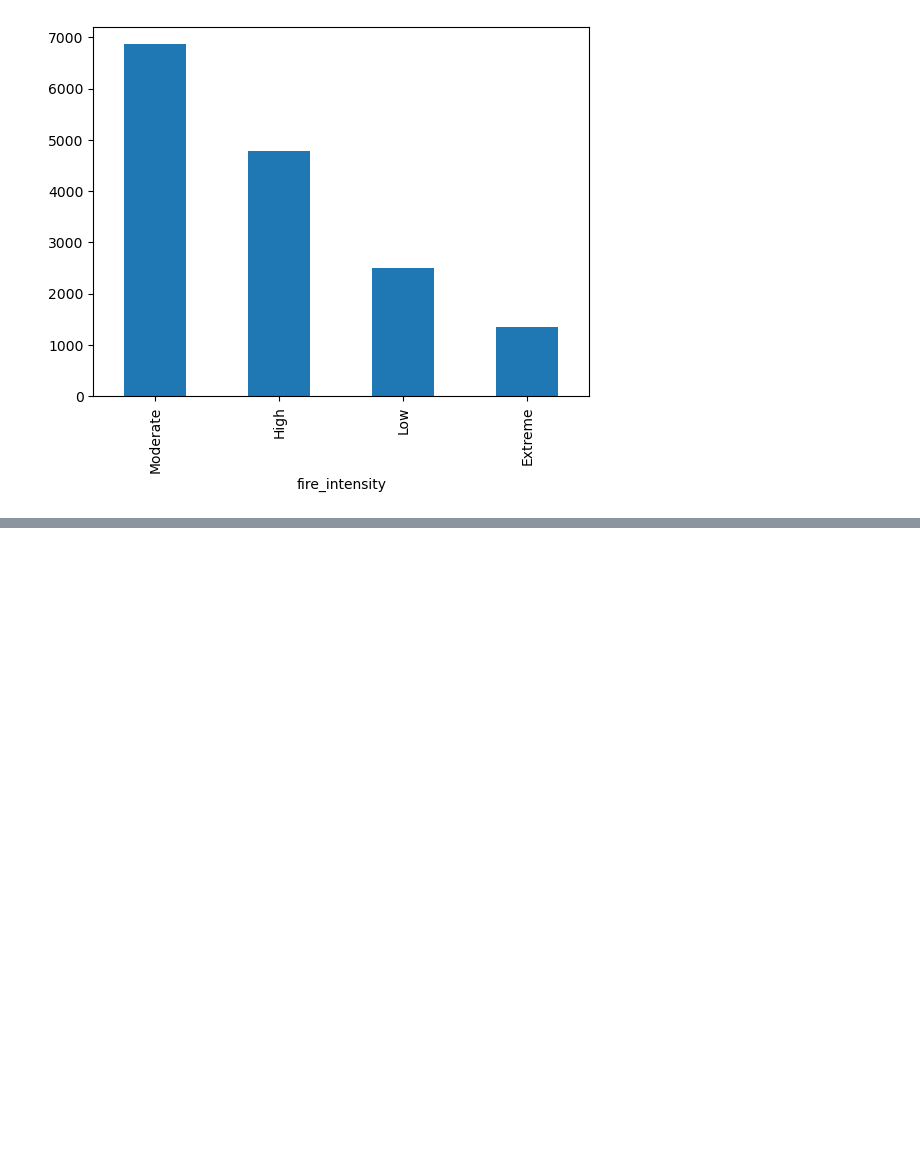
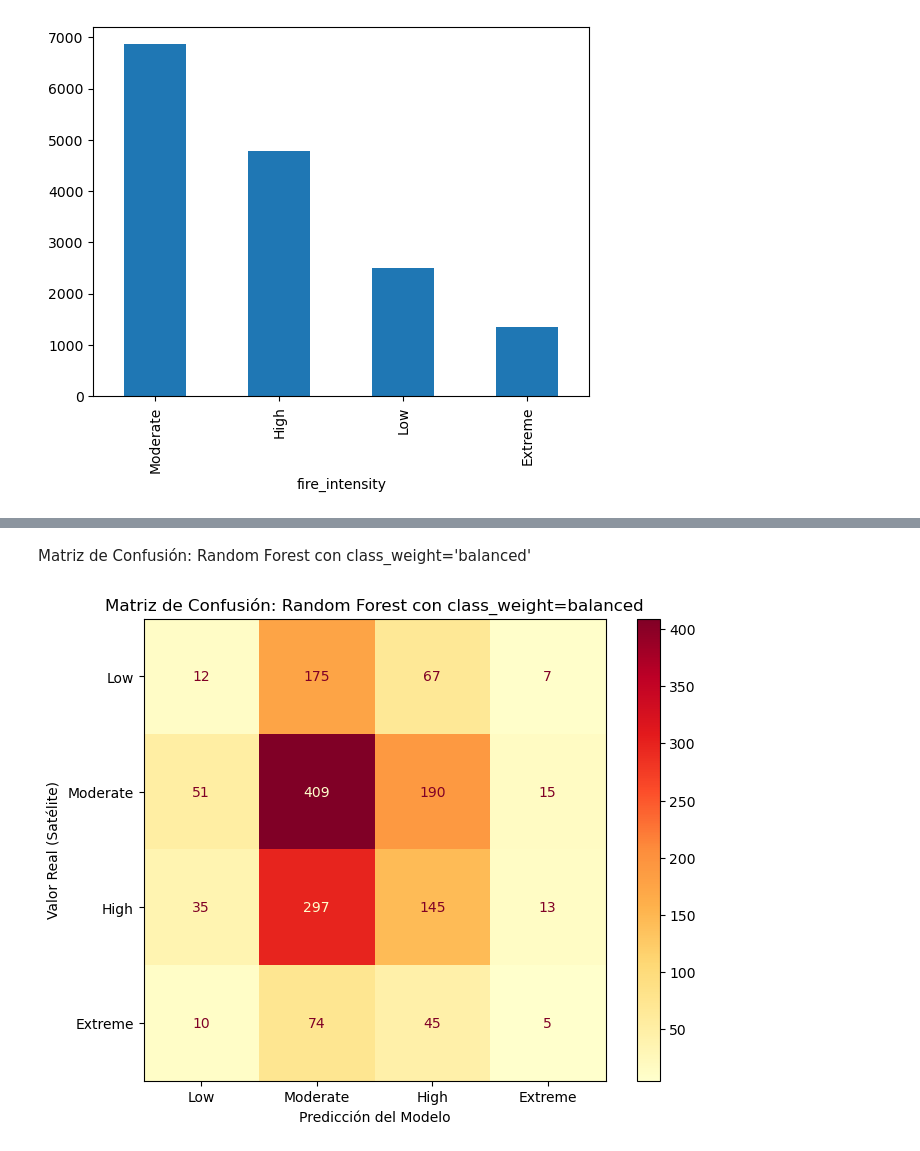
Before and after one commit to carmencnles/CEIABD, a Jupyter notebook: SAA/3ºEVA/TrabajoMatrizdeConfusion/Trabajo_Carmen.ipynb, the cells around one changed output, grey strips where cells are left out. Drawn from its saved outputs; the diff is of its cells as text; code cells hidden in the pictures; blank space fills up the shorter version.

```diff
--- a/SAA/3ºEVA/TrabajoMatrizdeConfusion/Trabajo_Carmen.ipynb
+++ b/SAA/3ºEVA/TrabajoMatrizdeConfusion/Trabajo_Carmen.ipynb
@@ -117,0 +288,3 @@ y = df['fire_intensity'].to_frame()
+# %%
+X = df.drop(['fire_intensity_num'], axis = 1)
+y = df['fire_intensity_num'].to_frame()
@@ -117,0 +329,3 @@ y = df['fire_intensity'].to_frame()
+# %%
+X_train_full, X_test, y_train_full, y_test = train_test_split(X,y,test_size=0.1,random_state=42)
+X_train, X_val, y_train, y_val = train_test_split(X_train_full,y_train_full,test_size=0.1,random_state=42)
@@ -117,0 +350,2 @@ y = df['fire_intensity'].to_frame()
+# %%
+y_pred = rnd_clf.predict(X_test)
@@ -117,0 +458,21 @@ y = df['fire_intensity'].to_frame()
+# %% [markdown]
+Matriz de Confusión: Random Forest con class_weight='balanced'
+# %%
+# 1. Generamos la matriz con las predicciones del Random Forest balanceado
+cm_rf = confusion_matrix(y_test, y_pred)
+
+# 2. Configuramos la visualización
+fig, ax = plt.subplots(figsize=(8, 6))
+disp = ConfusionMatrixDisplay(confusion_matrix=cm_rf,
+                              display_labels=['Low', 'Moderate', 'High', 'Extreme'])
+
+# 3. Dibujamos
+disp.plot(cmap='YlOrRd', ax=ax, values_format='d')
+
+ax.set_title('Matriz de Confusión: Random Forest con class_weight=balanced')
+ax.set_xlabel('Predicción del Modelo')
+ax.set_ylabel('Valor Real (Satélite)')
+
+plt.show()
+# %% [output]
+[figure, added]
```
Also changed, not shown: parts of 44 cells of this notebook, 1 other file.
